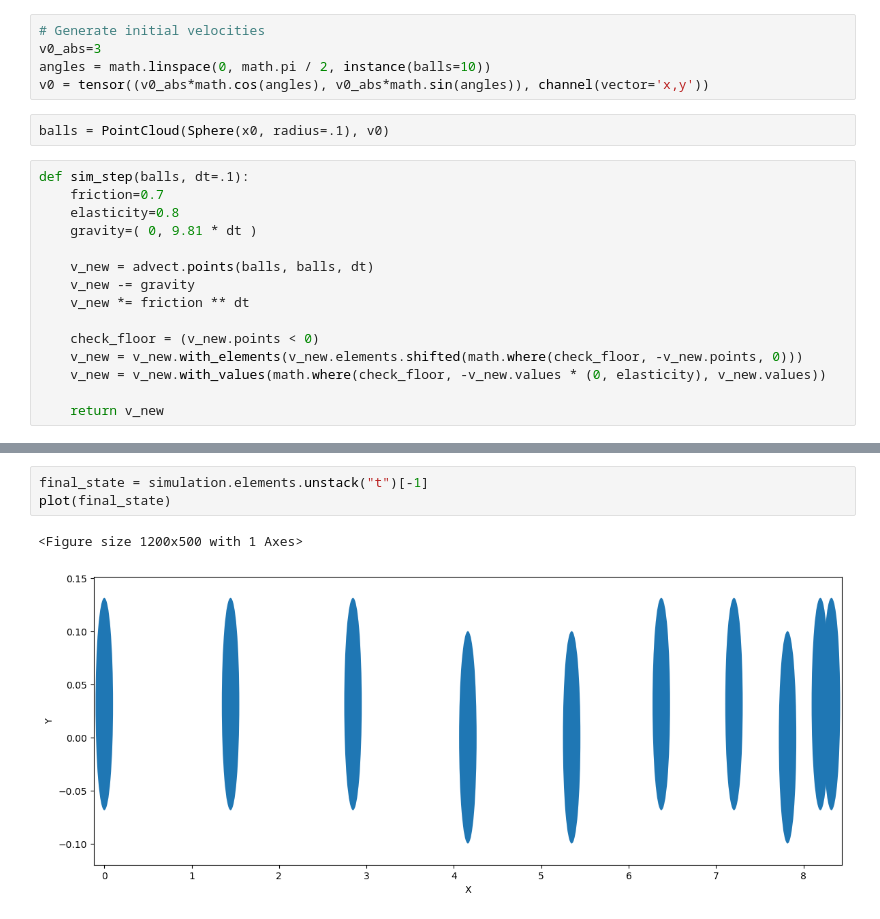
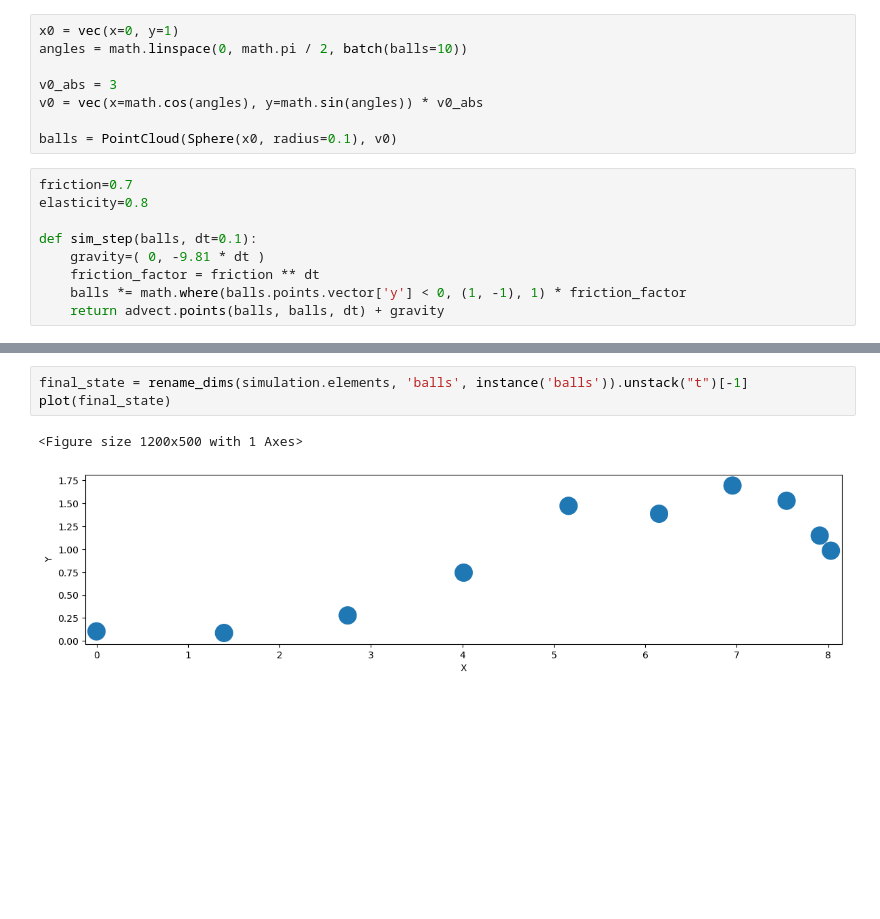
Before and after one commit to matteotroppina/Deep-Learning, a Jupyter notebook: Assignment1.ipynb, the cells around one changed output, grey strips where cells are left out. Cells and saved outputs as stored; diff of their text form; blank space fills up the shorter version.

```diff
--- a/Assignment1.ipynb
+++ b/Assignment1.ipynb
@@ -54,24 +43,19 @@ x0 = math.zeros(instance(balls=10), channel(vector='x,y')) + (0, 1)
 # %%
-# Generate initial velocities
-v0_abs=3
-angles = math.linspace(0, math.pi / 2, instance(balls=10))
-v0 = tensor((v0_abs*math.cos(angles), v0_abs*math.sin(angles)), channel(vector='x,y'))
+x0 = vec(x=0, y=1)
+angles = math.linspace(0, math.pi / 2, batch(balls=10))
+
+v0_abs = 3
+v0 = vec(x=math.cos(angles), y=math.sin(angles)) * v0_abs
+
+balls = PointCloud(Sphere(x0, radius=0.1), v0)
-# %%
-balls = PointCloud(Sphere(x0, radius=.1), v0)
-# %%
-def sim_step(balls, dt=.1):
-    friction=0.7
-    elasticity=0.8
-    gravity=( 0, 9.81 * dt )
-
-    v_new = advect.points(balls, balls, dt)
-    v_new -= gravity
-    v_new *= friction ** dt
-
-    check_floor = (v_new.points < 0)
-    v_new = v_new.with_elements(v_new.elements.shifted(math.where(check_floor, -v_new.points, 0)))
-    v_new = v_new.with_values(math.where(check_floor, -v_new.values * (0, elasticity), v_new.values))
-
-    return v_new
+# %%
+friction=0.7
+elasticity=0.8
+
+def sim_step(balls, dt=0.1):
+    gravity=( 0, -9.81 * dt )
+    friction_factor = friction ** dt
+    balls *= math.where(balls.points.vector['y'] < 0, (1, -1), 1) * friction_factor
+    return advect.points(balls, balls, dt) + gravity
 # %%
 simulation = iterate(sim_step, batch(t=100), balls)
@@ -79,8 +63,8 @@ plot(simulation.elements, animate='t')
 # %% [output]
 <matplotlib.animation.FuncAnimation at 0x...>
 # %%
-final_state = simulation.elements.unstack("t")[-1]
+final_state = rename_dims(simulation.elements, 'balls', instance('balls')).unstack("t")[-1]
 plot(final_state)
 # %% [output]
 <Figure size 1200x500 with 1 Axes>
-[figure, old version]
+[figure, new version]
```
Also changed, not shown: parts of 17 cells of this notebook.
